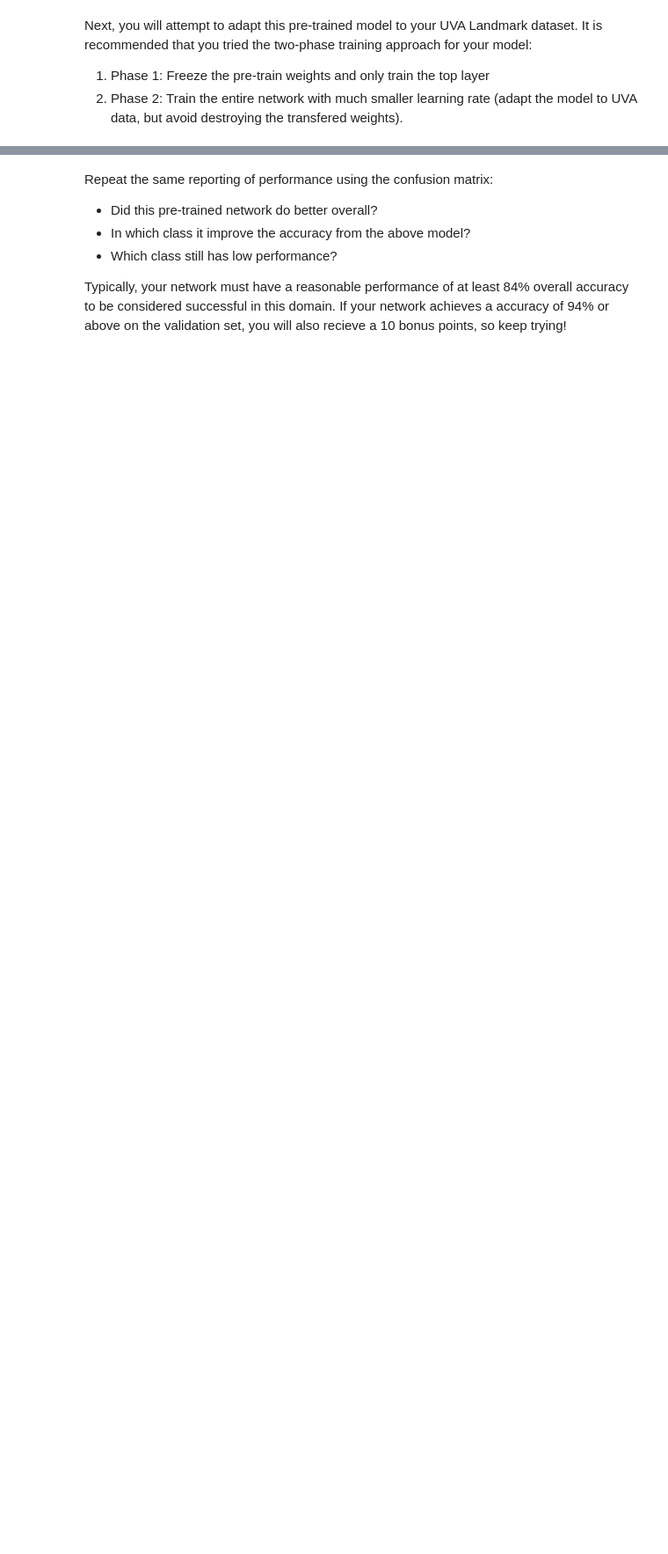
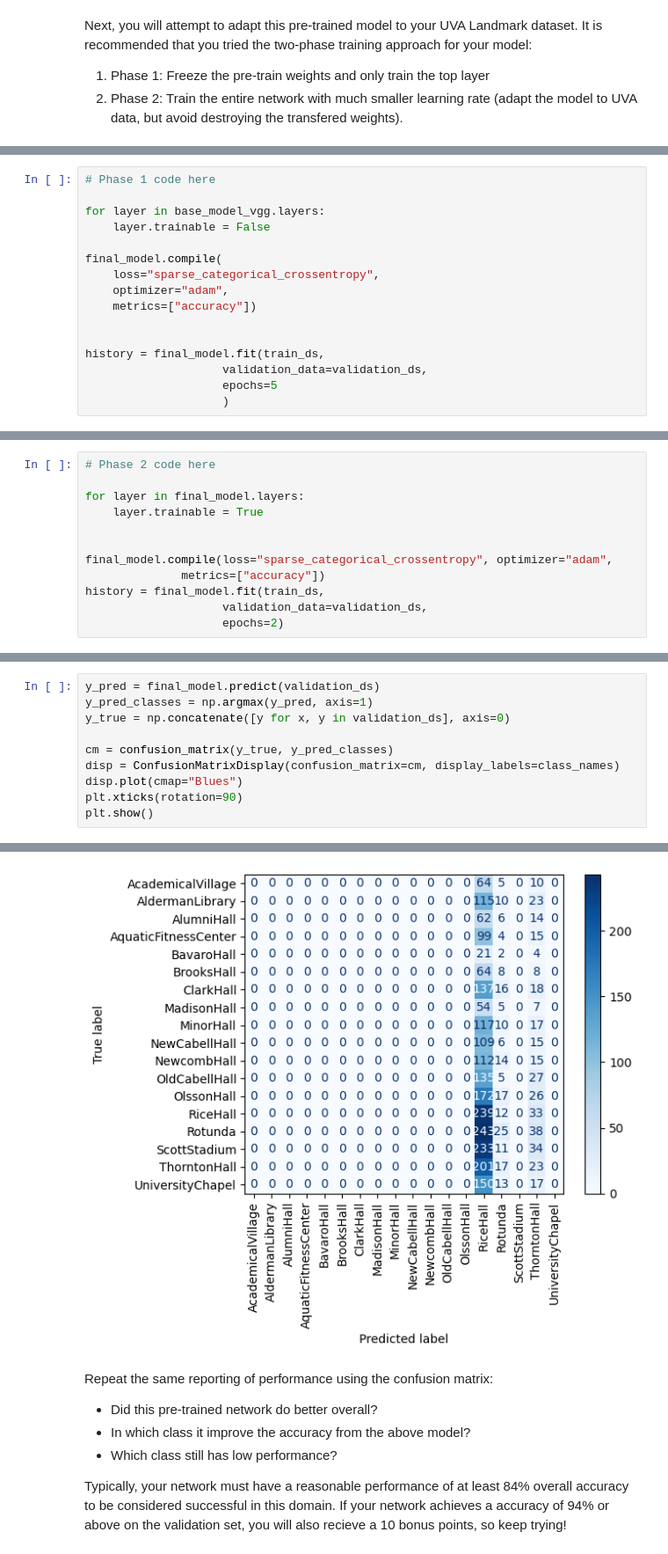
Before and after one commit to eva-butler/CS4774, a Jupyter notebook: sae9fp_codeathon_2.ipynb, the cells around one changed output, grey strips where cells are left out. Shown at 88% size. Cells and saved outputs as stored; diff of their text form; blank space fills up the shorter version.

```diff
--- a/sae9fp_codeathon_2.ipynb
+++ b/sae9fp_codeathon_2.ipynb
@@ -183,0 +346,16 @@ Next, you will attempt to adapt this pre-trained model to your UVA Landmark data
+# %%
+# Phase 1 code here
+
+for layer in base_model_vgg.layers:
+    layer.trainable = False
+
+final_model.compile(
+    loss="sparse_categorical_crossentropy",
+    optimizer="adam",
+    metrics=["accuracy"])
+
+
+history = final_model.fit(train_ds,
+                    validation_data=validation_ds,
+                    epochs=5
+                    )
@@ -183,0 +373,12 @@ Next, you will attempt to adapt this pre-trained model to your UVA Landmark data
+# %%
+# Phase 2 code here
+
+for layer in final_model.layers:
+    layer.trainable = True
+
+
+final_model.compile(loss="sparse_categorical_crossentropy", optimizer="adam",
+              metrics=["accuracy"])
+history = final_model.fit(train_ds,
+                    validation_data=validation_ds,
+                    epochs=2)
@@ -183,0 +390,11 @@ Next, you will attempt to adapt this pre-trained model to your UVA Landmark data
+# %%
+y_pred = final_model.predict(validation_ds)
+y_pred_classes = np.argmax(y_pred, axis=1)
+y_true = np.concatenate([y for x, y in validation_ds], axis=0)
+
+cm = confusion_matrix(y_true, y_pred_classes)
+disp = ConfusionMatrixDisplay(confusion_matrix=cm, display_labels=class_names)
+disp.plot(cmap="Blues")
+plt.xticks(rotation=90)
+plt.show()
+# %% [output]
@@ -184,3 +403,4 @@ Next, you will attempt to adapt this pre-trained model to your UVA Landmark data
+[figure, added]
 # %% [markdown]
 Repeat the same reporting of performance using the confusion matrix:
 - Did this pre-trained network do better overall?
```
Also changed, not shown: parts of 25 cells of this notebook.
